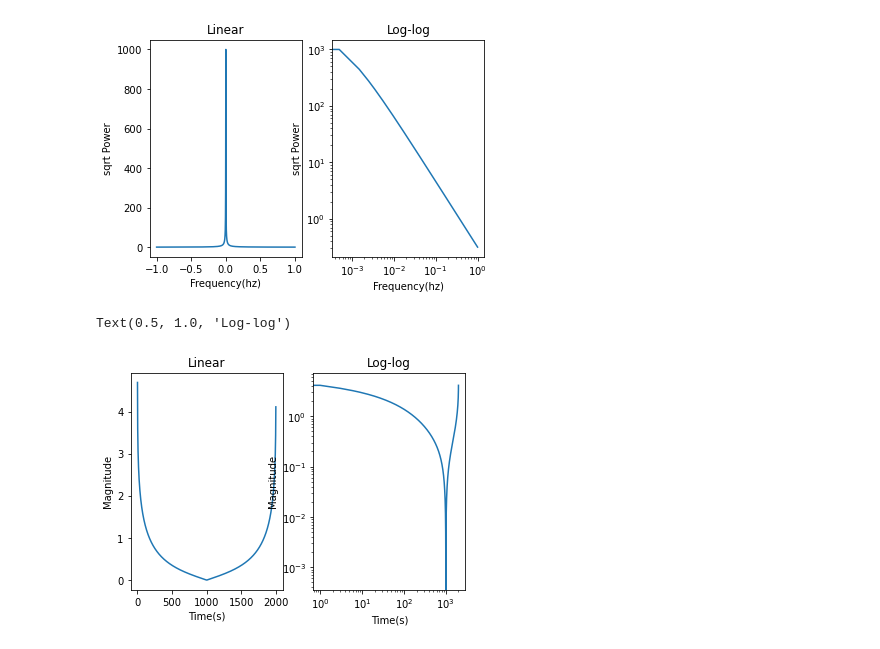
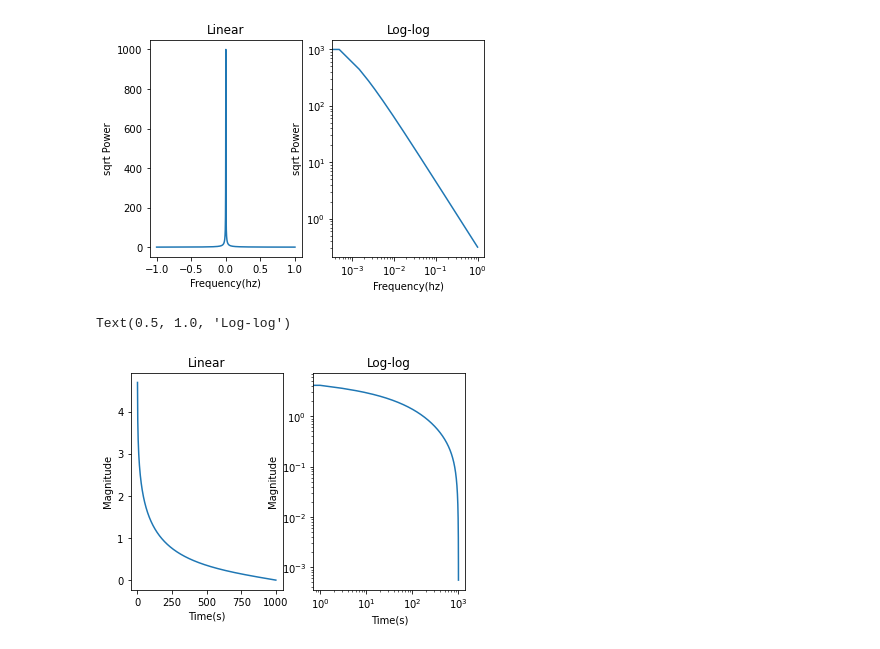
Before and after one commit to jblipper/VERITAS-Summer-Project-2022, a Jupyter notebook: Scripts/FFTs_with_Composition.ipynb, the cells around one changed output. Saved outputs shown, nothing was run; the diff lists cells and outputs as text; code cells hidden in the pictures.

Commit message:
fixed domain of model

```diff
--- a/Scripts/FFTs_with_Composition.ipynb
+++ b/Scripts/FFTs_with_Composition.ipynb
@@ -63,7 +63,7 @@ plot1=F(1,y0) #change the inputs to transform each function (eg. try F(t2,y2))
 # %% [output]
 [figure]
 # %%
-def invF(dt,A,xlimf='none',xlimt='none', plot='yes', output='no', absolute='yes',norm='no'): #same as last cell but for inverse transform
+def invF(dt,A,xlimf='none',xlimt='none', plot='yes', output='no', absolute='yes',norm='no', positiveoutput='no'): #same as last cell but for inverse transform
     n=np.size(A)
     f=spt.fftfreq(np.size(A),d=dt)
     t=np.arange(0,np.size(A)*dt/2,dt)
@@ -102,7 +102,10 @@ def invF(dt,A,xlimf='none',xlimt='none', plot='yes', output='no', absolute='yes'
         plt.title('Time Domain')
 
     if output=='yes':
-        return Y0              #negative part of time domain is necessary for further transformation
+        if positiveoutput=='yes':
+            return Y
+        else:
+            return Y0              #negative part of time domain is necessary for further transformation
 
 f0=np.linspace(0,10,1000)
 #A0=np.sinc(0.5*np.pi*(f0))
@@ -199,7 +202,8 @@ plt.show()
 rP1=[]    #adding imaginary part of frequency domain to model
 for i in range(len(rP0)):
     rP1.append(rP0[-i-1])
-rP=np.concatenate([rP1,rP0])
+rP=np.concatenate([rP1,rP0]) #for visual representation
+rPf=np.concatenate([rP0,rP1]) #for fft
 f=np.linspace(-1,1,2000)
 
 plt.subplot(1,2,1)
@@ -218,21 +222,22 @@ plt.show()
 [figure]
 # %%
 dt=1
-y=invF(dt,rP,output='yes',plot='no')  #inverse fourier transform applied to model
-t=np.arange(0,np.size(rP)*dt,dt)
+y=invF(dt,rPf,output='yes',plot='no',positiveoutput='yes')  #inverse fourier transform applied to model
+t=np.arange(0,np.size(rPf)*dt,dt)
+t=np.arange(0,np.size(rPf)*dt/2,dt)
 plt.subplot(1,2,1)
 plt.plot(t,y)
 plt.xlabel('Time(s)')
 plt.ylabel('Magnitude')
 plt.title('Linear')
 
 
 
 plt.subplot(1,2,2)
 plt.loglog(t,y)
 plt.xlabel('Time(s)')
 plt.ylabel('Magnitude')
 plt.title('Log-log')
 # %% [output]
 Text(0.5, 1.0, 'Log-log')
-[figure, old version]
+[figure, new version]
```
Also changed, not shown: parts of 1 cell of this notebook.
